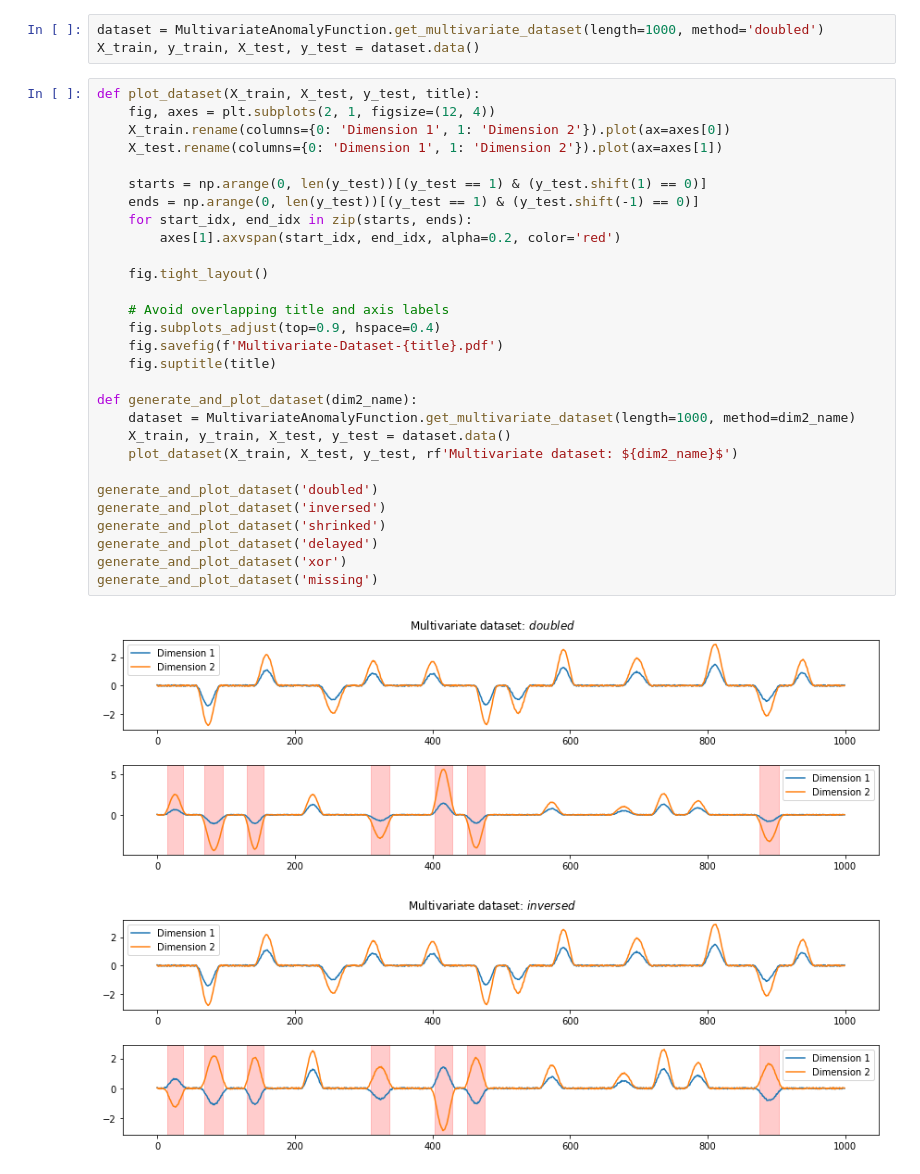
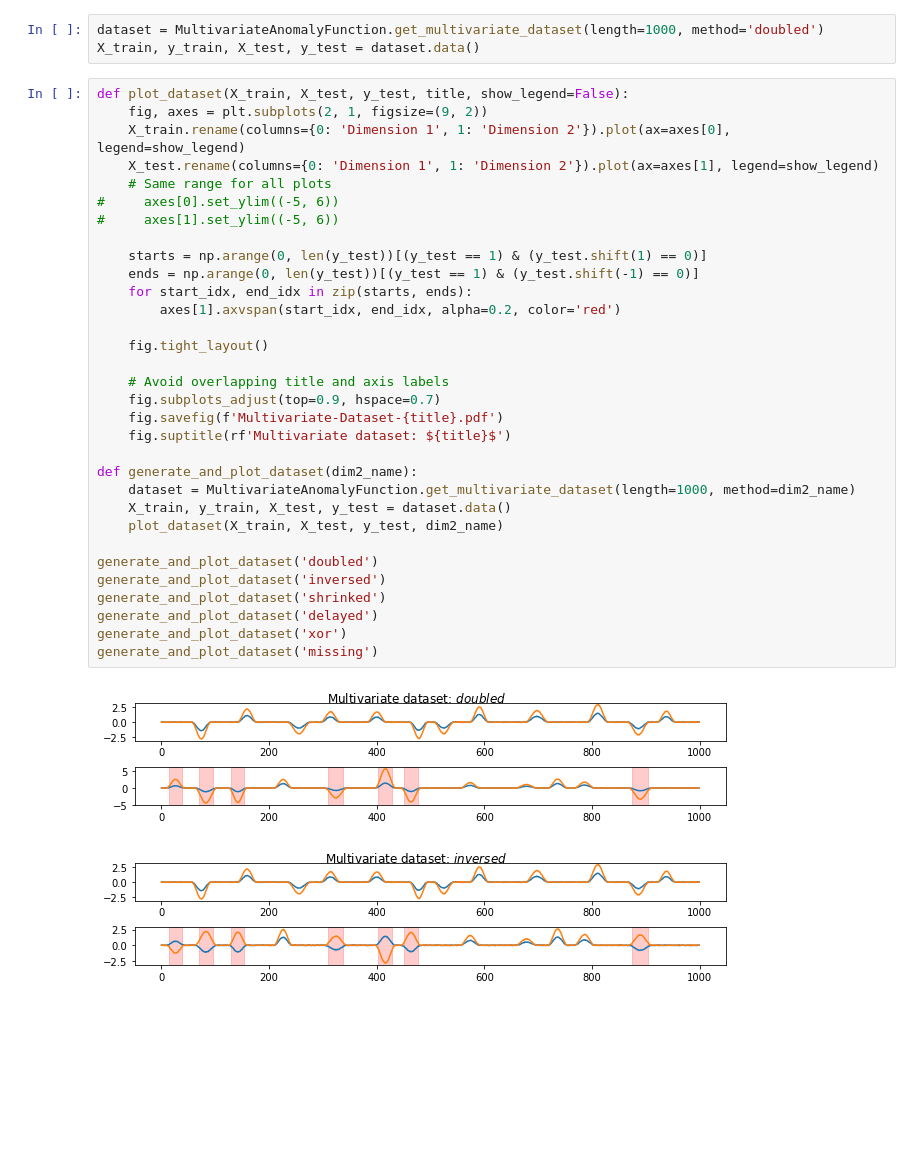
Before and after one commit to KDD-OpenSource/DeepADoTS, a Jupyter notebook: notebooks/3.0-tk-data-generation.ipynb, the cells around one changed output. Cells and saved outputs as stored; diff of their text form; blank space fills up the shorter version.

Commit message:
Adjust notebook but proper plotting

```diff
--- a/notebooks/3.0-tk-data-generation.ipynb
+++ b/notebooks/3.0-tk-data-generation.ipynb
@@ -23,34 +20,37 @@ TODO:
 dataset = MultivariateAnomalyFunction.get_multivariate_dataset(length=1000, method='doubled')
 X_train, y_train, X_test, y_test = dataset.data()
 # %%
-def plot_dataset(X_train, X_test, y_test, title):
-    fig, axes = plt.subplots(2, 1, figsize=(12, 4))
-    X_train.rename(columns={0: 'Dimension 1', 1: 'Dimension 2'}).plot(ax=axes[0])
-    X_test.rename(columns={0: 'Dimension 1', 1: 'Dimension 2'}).plot(ax=axes[1])
+def plot_dataset(X_train, X_test, y_test, title, show_legend=False):
+    fig, axes = plt.subplots(2, 1, figsize=(9, 2))
+    X_train.rename(columns={0: 'Dimension 1', 1: 'Dimension 2'}).plot(ax=axes[0], legend=show_legend)
+    X_test.rename(columns={0: 'Dimension 1', 1: 'Dimension 2'}).plot(ax=axes[1], legend=show_legend)
+    # Same range for all plots
+#     axes[0].set_ylim((-5, 6))
+#     axes[1].set_ylim((-5, 6))
 
     starts = np.arange(0, len(y_test))[(y_test == 1) & (y_test.shift(1) == 0)]
     ends = np.arange(0, len(y_test))[(y_test == 1) & (y_test.shift(-1) == 0)]
     for start_idx, end_idx in zip(starts, ends):
         axes[1].axvspan(start_idx, end_idx, alpha=0.2, color='red')
 
     fig.tight_layout()
 
     # Avoid overlapping title and axis labels
-    fig.subplots_adjust(top=0.9, hspace=0.4)
+    fig.subplots_adjust(top=0.9, hspace=0.7)
     fig.savefig(f'Multivariate-Dataset-{title}.pdf')
-    fig.suptitle(title)
+    fig.suptitle(rf'Multivariate dataset: ${title}$')
 
 def generate_and_plot_dataset(dim2_name):
     dataset = MultivariateAnomalyFunction.get_multivariate_dataset(length=1000, method=dim2_name)
     X_train, y_train, X_test, y_test = dataset.data()
-    plot_dataset(X_train, X_test, y_test, rf'Multivariate dataset: ${dim2_name}$')
+    plot_dataset(X_train, X_test, y_test, dim2_name)
 
 generate_and_plot_dataset('doubled')
 generate_and_plot_dataset('inversed')
 generate_and_plot_dataset('shrinked')
 generate_and_plot_dataset('delayed')
 generate_and_plot_dataset('xor')
 generate_and_plot_dataset('missing')
 # %% [output]
-[figure, old version]
+[figure, new version]
-[figure, old version]
+[figure, new version]
```
Also changed, not shown: parts of 2 cells of this notebook.
